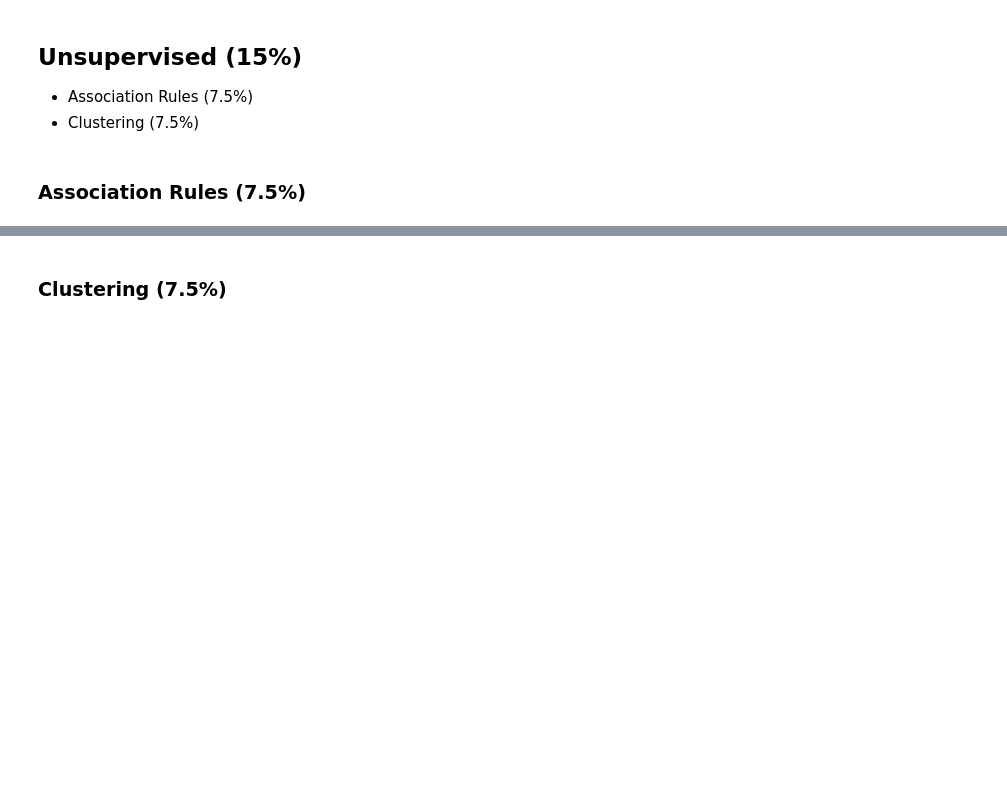
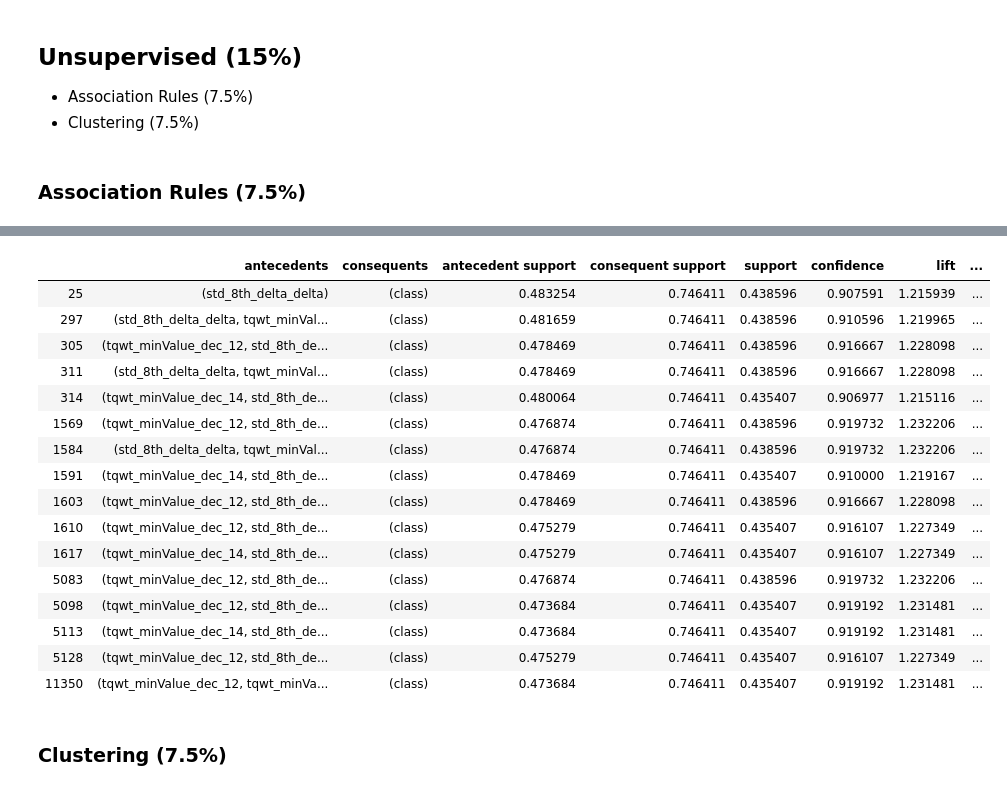
Before and after one commit to mskl/ist-mi-cdadosi7, a Jupyter notebook: project/matyas_project_parkinson.ipynb, the cells around one changed output, grey strips where cells are left out. Cells and saved outputs as stored; diff of their text form; code cells hidden in the pictures; blank space fills up the shorter version.

Commit message:
implemented association rules

```diff
--- a/project/matyas_project_parkinson.ipynb
+++ b/project/matyas_project_parkinson.ipynb
@@ -191,0 +197,6 @@ Columns which should not be used for learning: ID
+# %%
+dups = df[df.duplicated()]
+print("The dataset contains {} duplicates - ID(s): {}".format(len(dups), dups.id.values))
+
+# Drop the duplicate values
+df = df.drop_duplicates()
@@ -259,0 +284,34 @@ association_results = list(association_rules)
+# %%
+# Select top 50 columns
+df_top50cols = X_train_c.loc[:, X_train_c.columns.isin(top50k)]
+df_top50cols["class"] = y_train
+# %%
+# First cut the numerical variables into classes and transform them to one-hot
+for col in df_top50cols:
+    if col != "class":
+        df_top50cols[col] = pd.get_dummies(
+            pd.cut(df_top50cols[col], 3, labels=[0, 1, 2])
+        )
+# %%
+from mlxtend.frequent_patterns import apriori, association_rules
+from sklearn.preprocessing import LabelBinarizer
+
+frequent_itemsets = {}
+minpaterns = 2000
+minsup = 1.0
+classrules = None
+while minsup > 0:
+    minsup = minsup * 0.9
+    frequent_itemsets = apriori(df_top50cols, min_support=minsup, use_colnames=True, verbose=0)
+
+    frequent_itemsets['length'] = frequent_itemsets['itemsets'].apply(lambda x: len(x))
+    rules = association_rules(frequent_itemsets, metric="confidence", min_threshold=0.9)
+    classrules = rules[rules['consequents'] == {'class'}]
+
+    print("Minsup {} found {} patterns out of which {} contain class consequent"
+          .format(minsup, len(frequent_itemsets), len(classrules)))
+
+    if len(frequent_itemsets) >= minpaterns:
+        print("Minimum support:", minsup)
+        print("Number of found patterns:", len(frequent_itemsets))
+        break
@@ -260,3 +329,23 @@ association_results = list(association_rules)
+# %%
+classrules
+# %% [output]
+|  | antecedents | consequents | antecedent support | consequent support | support | confidence | lift | ... |
+| 25 | (std_8th_delta_delta) | (class) | 0.483254 | 0.746411 | 0.438596 | 0.907591 | 1.215939 | ... |
+| 297 | (std_8th_delta_delta, tqwt_minVal... | (class) | 0.481659 | 0.746411 | 0.438596 | 0.910596 | 1.219965 | ... |
+| 305 | (tqwt_minValue_dec_12, std_8th_de... | (class) | 0.478469 | 0.746411 | 0.438596 | 0.916667 | 1.228098 | ... |
+| 311 | (std_8th_delta_delta, tqwt_minVal... | (class) | 0.478469 | 0.746411 | 0.438596 | 0.916667 | 1.228098 | ... |
+| 314 | (tqwt_minValue_dec_14, std_8th_de... | (class) | 0.480064 | 0.746411 | 0.435407 | 0.906977 | 1.215116 | ... |
+| 1569 | (tqwt_minValue_dec_12, std_8th_de... | (class) | 0.476874 | 0.746411 | 0.438596 | 0.919732 | 1.232206 | ... |
+| 1584 | (std_8th_delta_delta, tqwt_minVal... | (class) | 0.476874 | 0.746411 | 0.438596 | 0.919732 | 1.232206 | ... |
+| 1591 | (tqwt_minValue_dec_14, std_8th_de... | (class) | 0.478469 | 0.746411 | 0.435407 | 0.910000 | 1.219167 | ... |
+| 1603 | (tqwt_minValue_dec_12, std_8th_de... | (class) | 0.478469 | 0.746411 | 0.438596 | 0.916667 | 1.228098 | ... |
+| 1610 | (tqwt_minValue_dec_12, std_8th_de... | (class) | 0.475279 | 0.746411 | 0.435407 | 0.916107 | 1.227349 | ... |
+| 1617 | (tqwt_minValue_dec_14, std_8th_de... | (class) | 0.475279 | 0.746411 | 0.435407 | 0.916107 | 1.227349 | ... |
+| 5083 | (tqwt_minValue_dec_12, std_8th_de... | (class) | 0.476874 | 0.746411 | 0.438596 | 0.919732 | 1.232206 | ... |
+| 5098 | (tqwt_minValue_dec_12, std_8th_de... | (class) | 0.473684 | 0.746411 | 0.435407 | 0.919192 | 1.231481 | ... |
+| 5113 | (tqwt_minValue_dec_14, std_8th_de... | (class) | 0.473684 | 0.746411 | 0.435407 | 0.919192 | 1.231481 | ... |
+| 5128 | (tqwt_minValue_dec_12, std_8th_de... | (class) | 0.475279 | 0.746411 | 0.435407 | 0.916107 | 1.227349 | ... |
+| 11350 | (tqwt_minValue_dec_12, tqwt_minVa... | (class) | 0.473684 | 0.746411 | 0.435407 | 0.919192 | 1.231481 | ... |
 # %% [markdown]
 ### Clustering (7.5%)
 # %%
```
Also changed, not shown: parts of 19 cells of this notebook.
